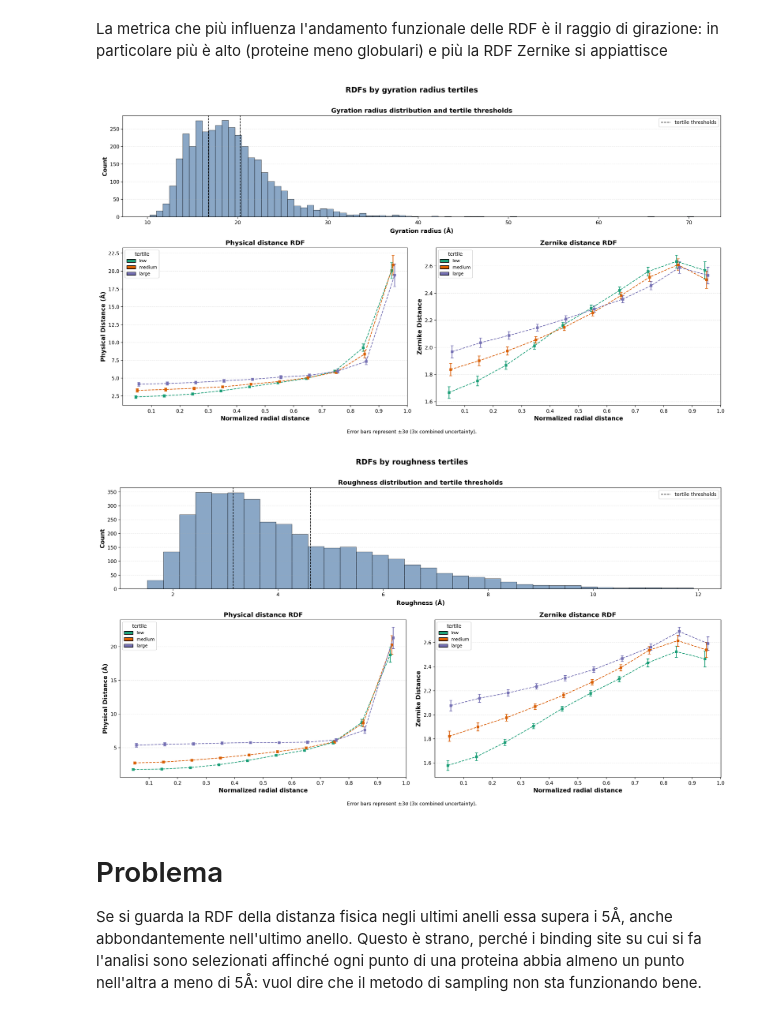
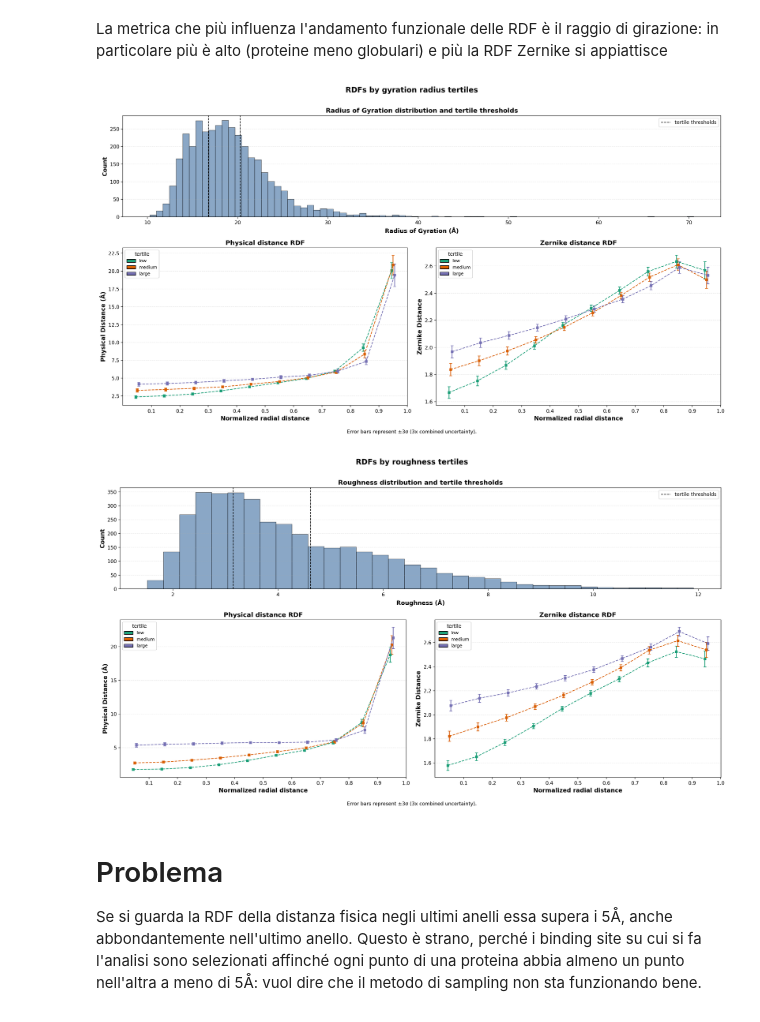
Before and after one commit to LuGiova/Zernike2D, a Jupyter notebook: relazione.ipynb, the cells around one changed output. Saved outputs shown, nothing was run; the diff lists cells and outputs as text; code cells hidden in the pictures.

```diff
--- a/relazione.ipynb
+++ b/relazione.ipynb
@@ -331,8 +331,8 @@ fig, axes = plt.subplots(3, 2, figsize=(16, 12))
 # 1) Gyration radius (normal)
 gyr = finite_series(hist_df, 'gyration_radius', summary_type='normal')
 axes[0, 0].hist(gyr, bins=hist_bins(gyr), color='#2ca02c', alpha=0.70, edgecolor='black', linewidth=0.8)
-axes[0, 0].set_title('Gyration Radius', fontweight='bold')
-axes[0, 0].set_xlabel('Gyration Radius (Å)')
+axes[0, 0].set_title('Radius of Gyration', fontweight='bold')
+axes[0, 0].set_xlabel('Radius of Gyration (Å)')
 axes[0, 0].set_ylabel('Count')
 axes[0, 0].grid(axis='y', alpha=0.25, linestyle='--')
 
@@ -555,8 +555,8 @@ for feature_name in tertile_features:
     ax_hist.hist(feature_values, bins=hist_bins, color='#4c78a8', alpha=0.65, edgecolor='black', linewidth=0.8)
     ax_hist.axvline(q1, color='black', linestyle='--', linewidth=1.2, label='tertile thresholds')
     ax_hist.axvline(q2, color='black', linestyle='--', linewidth=1.2)
-    xlab = f'Gyration radius (Å)' if feature_name == 'gyration_radius' else f'Roughness (Å)'
-    ax_hist.set_title(f'Gyration radius distribution and tertile thresholds' if feature_name == 'gyration_radius' else f'Roughness distribution and tertile thresholds', fontsize=13, fontweight='bold')
+    xlab = f'Radius of Gyration (Å)' if feature_name == 'gyration_radius' else f'Roughness (Å)'
+    ax_hist.set_title(f'Radius of Gyration distribution and tertile thresholds' if feature_name == 'gyration_radius' else f'Roughness distribution and tertile thresholds', fontsize=13, fontweight='bold')
     ax_hist.set_xlabel(xlab, fontsize=12, fontweight='bold')
     ax_hist.set_ylabel('Count', fontsize=12, fontweight='bold')
     ax_hist.grid(axis='y', alpha=0.25, linestyle='--')
@@ -603,34 +603,34 @@ for feature_name in tertile_features:
                 )
                 s_idx += 1
 
         ax.set_xlabel('Normalized radial distance', fontsize=12, fontweight='bold')
         ax.set_ylabel(ylabel, fontsize=12, fontweight='bold')
         ax.set_xticks(x_pos/10.0)
         ax.set_xticklabels([str(r/10.0) for r in ring_ids])
         ax.grid(axis='y', alpha=0.3, linestyle='--')
 
         tertile_handles = [
             Patch(facecolor=tertile_colors[t], edgecolor='black', label=t)
             for t in tertiles
         ]
         legend1 = ax.legend(handles=tertile_handles, title='tertile', fontsize=9, loc='upper left')
         ax.add_artist(legend1)
 
     ax_phys.set_title('Physical distance RDF', fontsize=13, fontweight='bold')
     ax_zern.set_title('Zernike distance RDF', fontsize=13, fontweight='bold')
 
     fig.suptitle('RDFs by gyration radius tertiles' if feature_name == 'gyration_radius' else 'RDFs by roughness tertiles', fontsize=15, fontweight='bold', y=0.995)
     fig.text(0.5, 0.01, 'Error bars represent ±3σ (3x combined uncertainty).', ha='center', va='bottom', fontsize=10)
     fig.tight_layout(rect=(0, 0.03, 1, 0.985))
 
     if feature_name == 'gyration_radius':
         fig.savefig('relazione/fig06_native_rdf_by_gyration_radius.pdf', bbox_inches='tight')
     elif feature_name == 'roughness':
         fig.savefig('relazione/fig07_native_rdf_by_roughness.pdf', bbox_inches='tight')
 
     plt.show()
 # %% [output]
-[figure, old version]
+[figure, new version]
 [figure]
 # %% [markdown]
 # Problema
```
Also changed, not shown: parts of 1 cell of this notebook, 6 other files.
